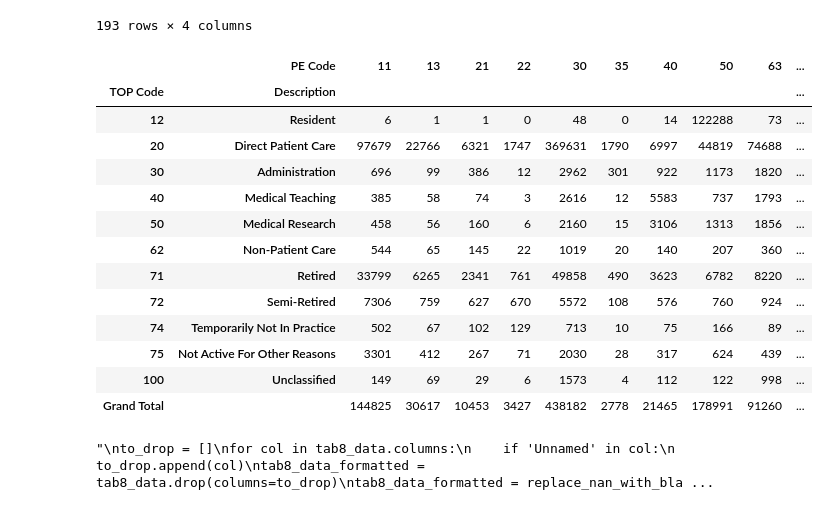
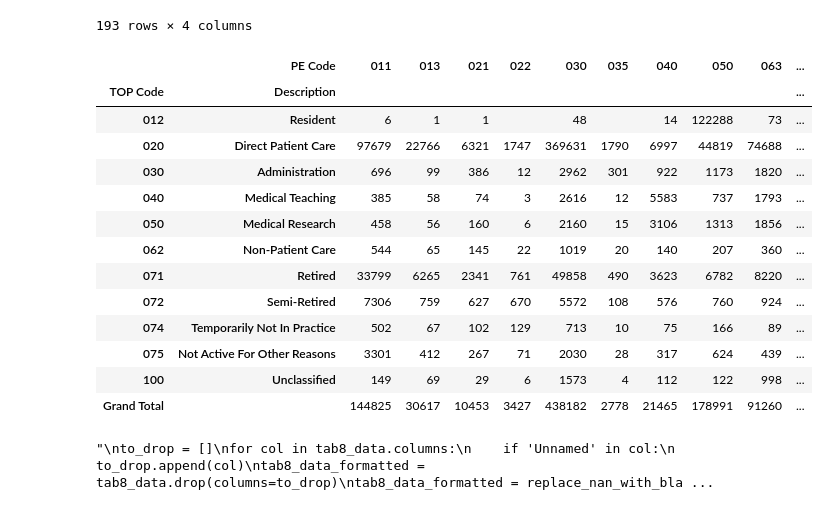
Before and after one commit to AMADataLabs/Core, a Jupyter notebook: Sandbox/DBL/testing/DBL_Creation_Testing.ipynb, the cells around one changed output. Cells and saved outputs as stored; diff of their text form; code cells hidden in the pictures.

```diff
--- a/Sandbox/DBL/testing/DBL_Creation_Testing.ipynb
+++ b/Sandbox/DBL/testing/DBL_Creation_Testing.ipynb
@@ -392,30 +398,33 @@ tab8_data
 193 rows × 4 columns
 # %%
 tab8_data.columns = ['TOP Code', 'Description', 'PE Code', 'Count']
+# %%
+tab8_data['TOP Code'] = tab8_data['TOP Code'].apply(lambda x: ('000' + str(x))[-3:])
+tab8_data['PE Code'] = tab8_data['PE Code'].apply(lambda x: ('000' + str(x))[-3:])
 # %%
 tab8_table = pd.pivot_table(
     tab8_data,
     values='Count',
     columns=['PE Code'],
     index=['TOP Code', 'Description'],
     aggfunc=np.sum,
-    fill_value=0,
+    fill_value='',
     margins=True
 ).rename(columns={'All': 'Grand Total'}).rename(index={'All': 'Grand Total'})
 tab8_table
 # %% [output]
-|  | PE Code | 11 | 13 | 21 | 22 | 30 | 35 | 40 | 50 | 63 | ... |
+|  | PE Code | 011 | 013 | 021 | 022 | 030 | 035 | 040 | 050 | 063 | ... |
 | TOP Code | Description |  |  |  |  |  |  |  |  |  | ... |
-| 12 | Resident | 6 | 1 | 1 | 0 | 48 | 0 | 14 | 122288 | 73 | ... |
-| 20 | Direct Patient Care | 97679 | 22766 | 6321 | 1747 | 369631 | 1790 | 6997 | 44819 | 74688 | ... |
-| 30 | Administration | 696 | 99 | 386 | 12 | 2962 | 301 | 922 | 1173 | 1820 | ... |
-| 40 | Medical Teaching | 385 | 58 | 74 | 3 | 2616 | 12 | 5583 | 737 | 1793 | ... |
-| 50 | Medical Research | 458 | 56 | 160 | 6 | 2160 | 15 | 3106 | 1313 | 1856 | ... |
-| 62 | Non-Patient Care | 544 | 65 | 145 | 22 | 1019 | 20 | 140 | 207 | 360 | ... |
-| 71 | Retired | 33799 | 6265 | 2341 | 761 | 49858 | 490 | 3623 | 6782 | 8220 | ... |
-| 72 | Semi-Retired | 7306 | 759 | 627 | 670 | 5572 | 108 | 576 | 760 | 924 | ... |
-| 74 | Temporarily Not In Practice | 502 | 67 | 102 | 129 | 713 | 10 | 75 | 166 | 89 | ... |
-| 75 | Not Active For Other Reasons | 3301 | 412 | 267 | 71 | 2030 | 28 | 317 | 624 | 439 | ... |
+| 012 | Resident | 6 | 1 | 1 |  | 48 |  | 14 | 122288 | 73 | ... |
+| 020 | Direct Patient Care | 97679 | 22766 | 6321 | 1747 | 369631 | 1790 | 6997 | 44819 | 74688 | ... |
+| 030 | Administration | 696 | 99 | 386 | 12 | 2962 | 301 | 922 | 1173 | 1820 | ... |
+| 040 | Medical Teaching | 385 | 58 | 74 | 3 | 2616 | 12 | 5583 | 737 | 1793 | ... |
+| 050 | Medical Research | 458 | 56 | 160 | 6 | 2160 | 15 | 3106 | 1313 | 1856 | ... |
+| 062 | Non-Patient Care | 544 | 65 | 145 | 22 | 1019 | 20 | 140 | 207 | 360 | ... |
+| 071 | Retired | 33799 | 6265 | 2341 | 761 | 49858 | 490 | 3623 | 6782 | 8220 | ... |
+| 072 | Semi-Retired | 7306 | 759 | 627 | 670 | 5572 | 108 | 576 | 760 | 924 | ... |
+| 074 | Temporarily Not In Practice | 502 | 67 | 102 | 129 | 713 | 10 | 75 | 166 | 89 | ... |
+| 075 | Not Active For Other Reasons | 3301 | 412 | 267 | 71 | 2030 | 28 | 317 | 624 | 439 | ... |
 | 100 | Unclassified | 149 | 69 | 29 | 6 | 1573 | 4 | 112 | 122 | 998 | ... |
 | Grand Total |  | 144825 | 30617 | 10453 | 3427 | 438182 | 2778 | 21465 | 178991 | 91260 | ... |
 # %%
```
Also changed, not shown: parts of 8 cells of this notebook, 1 other file.
